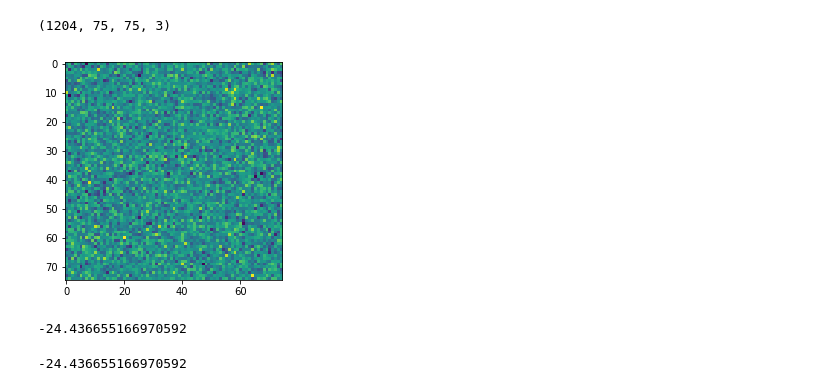
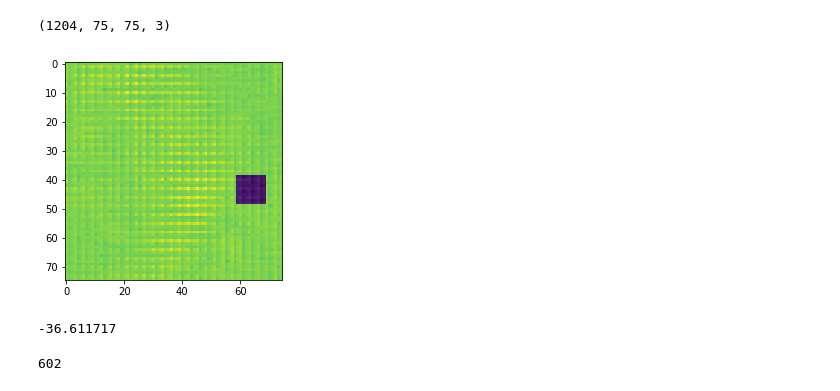
Before and after one commit to yoavtalmi/statoil, a Jupyter notebook: data_augmentation.ipynb, the cells around one changed output. Drawn from its saved outputs; the diff is of its cells as text; code cells hidden in the pictures.

Commit message:
adding black box augmentation

```diff
--- a/data_augmentation.ipynb
+++ b/data_augmentation.ipynb
@@ -11,8 +10,8 @@ Couldn't import dot_parser, loading of dot files will not be possible.
 # %%
 #Load data
-train = pd.read_json("/mnt/extDisk/courses/data/statoil/data/train_half/train.json")
-valid = pd.read_json("/mnt/extDisk/courses/data/statoil/data/train_half/valid.json")
-test = pd.read_json("/mnt/extDisk/courses/data/statoil/data/train/test.json")
+train = pd.read_json("/home/ubuntu/statoil/data/train_half/train.json")
+valid = pd.read_json("/home/ubuntu/statoil/data/train_half/valid.json")
+test = pd.read_json("/home/ubuntu/statoil/data/train/test.json")
 train.inc_angle = train.inc_angle.replace('na', 0)
 train.inc_angle = train.inc_angle.astype(float).fillna(0.0)
 valid.inc_angle = valid.inc_angle.replace('na', 0)
@@ -134,5 +133,5 @@ Epoch 40/40
 <keras.callbacks.History at 0x...>
 # %%
 reload(utils)
-X_train_final, X_angle_train_final, y_train_final = utils.white_noise(X_train,X_angle_train,y_train, number_syn = 7)
+X_train_final, X_angle_train_final, y_train_final = utils.black_box(X_train,X_angle_train,y_train, number_syn=7, box_size=10)
 # %%
@@ -287,15 +280,15 @@ X_train_final.shape
 (1204, 75, 75, 3)
 # %%
 import matplotlib.pyplot as plt
-plt.imshow((X_train_final[56 +602]).reshape(3,75,75)[1])
+plt.imshow((X_train_final[20 +3*602]).reshape(3,75,75)[1])
 plt.show()
 # %% [output]
-[figure, old version]
+[figure, new version]
-# %%
-X_train_final[1200].reshape(3,75,75)[2][0][0]
-# %% [output]
--24.436655166970592
-# %%
-(-29.36546929623319 + -19.507841037707994)/2
-# %% [output]
--24.436655166970592
+# %%
+np.min(X_train_final[56 +1*602])
+# %% [output]
+-36.611717
+# %%
+len(X_train)
+# %% [output]
+602
```
Also changed, not shown: parts of 14 cells of this notebook, 1 other file.
